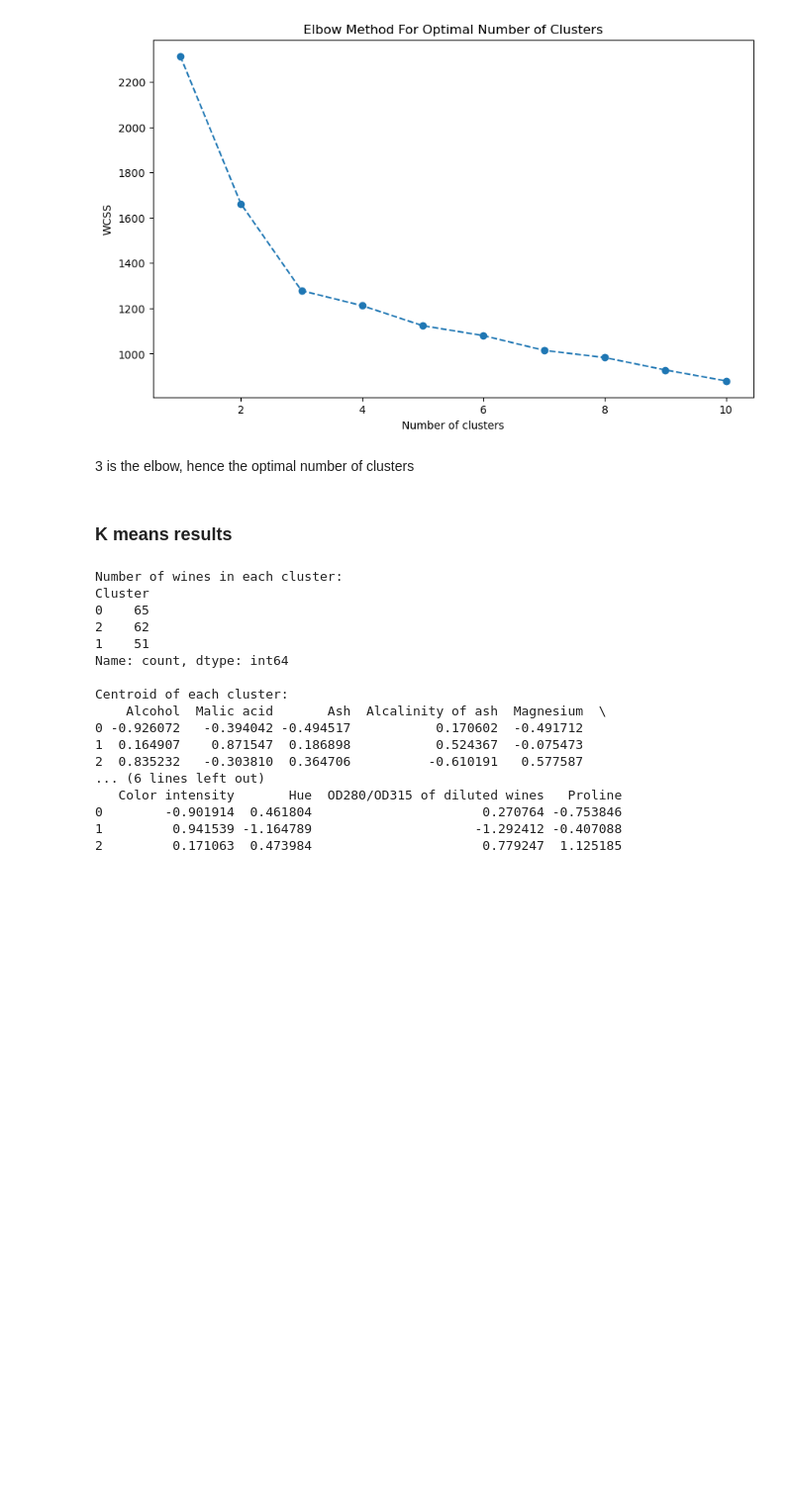
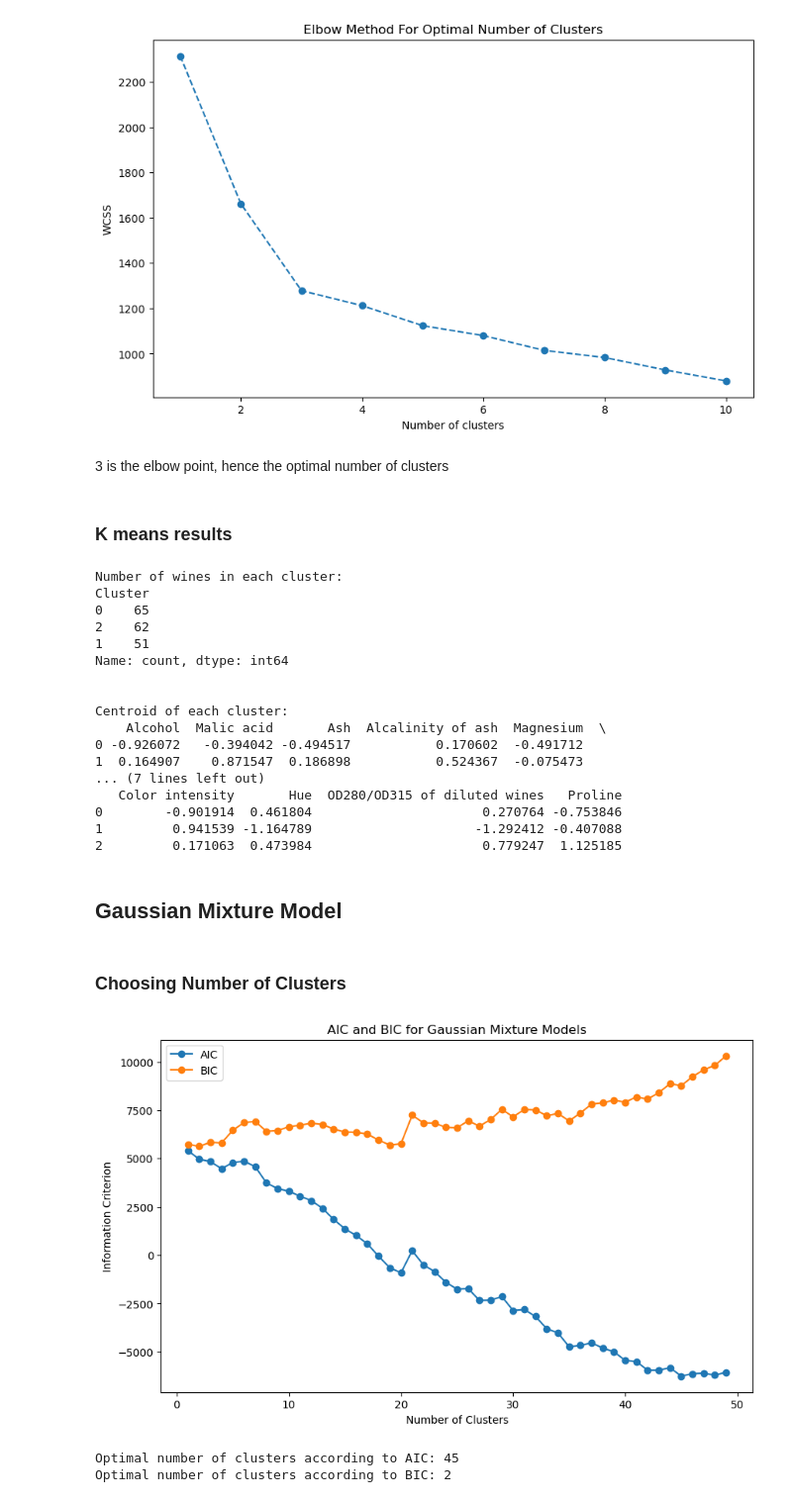
Before and after one commit to aryar11/CSCE633, a Jupyter notebook: Homework7/HW7_Arya_Rahmanian.ipynb, the cells around one changed output. Shown at 99% size. Cells and saved outputs as stored; diff of their text form; code cells hidden in the pictures; blank space fills up the shorter version.

```diff
--- a/Homework7/HW7_Arya_Rahmanian.ipynb
+++ b/Homework7/HW7_Arya_Rahmanian.ipynb
@@ -151,30 +114,29 @@ plt.show()
 # %% [output]
 [figure]
 # %% [markdown]
-3 is the elbow, hence the optimal number of clusters
+3 is the elbow point, hence the optimal number of clusters
 # %% [markdown]
 ### K means results
 # %%
 kmeans = KMeans(n_clusters=3, random_state=42)
 kmeans.fit(normalized_features)
 
-# Retrieve cluster assignments and centroids
+# get cluster assignments and centers
 cluster_labels = kmeans.labels_
 cluster_centroids = kmeans.cluster_centers_
 
-# Create a DataFrame for cluster assignments
 wine_data['Cluster'] = cluster_labels
 
-# Count the number of wines in each cluster
+# counter number of wine in each cluster
 cluster_counts = wine_data['Cluster'].value_counts()
 
-# Print the number of wines in each cluster
 print("Number of wines in each cluster:")
 print(cluster_counts)
 
-# Print the centroids of each cluster
+# print center of each cluster
 centroids_df = pd.DataFrame(cluster_centroids, columns=wine_features.columns)
-print("\nCentroid of each cluster:")
+print("\n")
+print("Centroid of each cluster:")
 print(centroids_df)
 # %% [output]
 Number of wines in each cluster:
@@ -184,13 +146,55 @@ Cluster
 1    51
 Name: count, dtype: int64
 
+
 Centroid of each cluster:
     Alcohol  Malic acid       Ash  Alcalinity of ash  Magnesium  \
 0 -0.926072   -0.394042 -0.494517           0.170602  -0.491712
 1  0.164907    0.871547  0.186898           0.524367  -0.075473
-2  0.835232   -0.303810  0.364706          -0.610191   0.577587
-... (6 lines left out)
+... (7 lines left out)
    Color intensity       Hue  OD280/OD315 of diluted wines   Proline
 0        -0.901914  0.461804                      0.270764 -0.753846
 1         0.941539 -1.164789                     -1.292412 -0.407088
 2         0.171063  0.473984                      0.779247  1.125185
+# %% [markdown]
+## Gaussian Mixture Model
+# %% [markdown]
+### Choosing Number of Clusters
+# %%
+from sklearn.mixture import GaussianMixture
+import warnings
+
+n_components_range = range(1, 50)
+aic = []
+bic = []
+
+with warnings.catch_warnings():
+    warnings.filterwarnings("ignore", category=UserWarning)
+
+    # Your loop
+    for n_components in n_components_range:
+        gmm = GaussianMixture(n_components=n_components, random_state=42)
+        gmm.fit(normalized_features)
+        aic.append(gmm.aic(normalized_features))
+        bic.append(gmm.bic(normalized_features))
+
+# Plot AIC and BIC
+plt.figure(figsize=(10, 6))
+plt.plot(n_components_range, aic, label='AIC', marker='o')
+plt.plot(n_components_range, bic, label='BIC', marker='o')
+plt.xlabel('Number of Clusters')
+plt.ylabel('Information Criterion')
+plt.title('AIC and BIC for Gaussian Mixture Models')
+plt.legend()
+plt.show()
+
+# get the optiminal number of clusters for each info criterion
+optimal_clusters_aic = n_components_range[aic.index(min(aic))]
+optimal_clusters_bic = n_components_range[bic.index(min(bic))]
+
+print(f'Optimal number of clusters according to AIC: {optimal_clusters_aic}')
+print(f'Optimal number of clusters according to BIC: {optimal_clusters_bic}')
+# %% [output]
+[figure, added]
+Optimal number of clusters according to AIC: 45
+Optimal number of clusters according to BIC: 2
```
Also changed, not shown: parts of 18 cells of this notebook.
